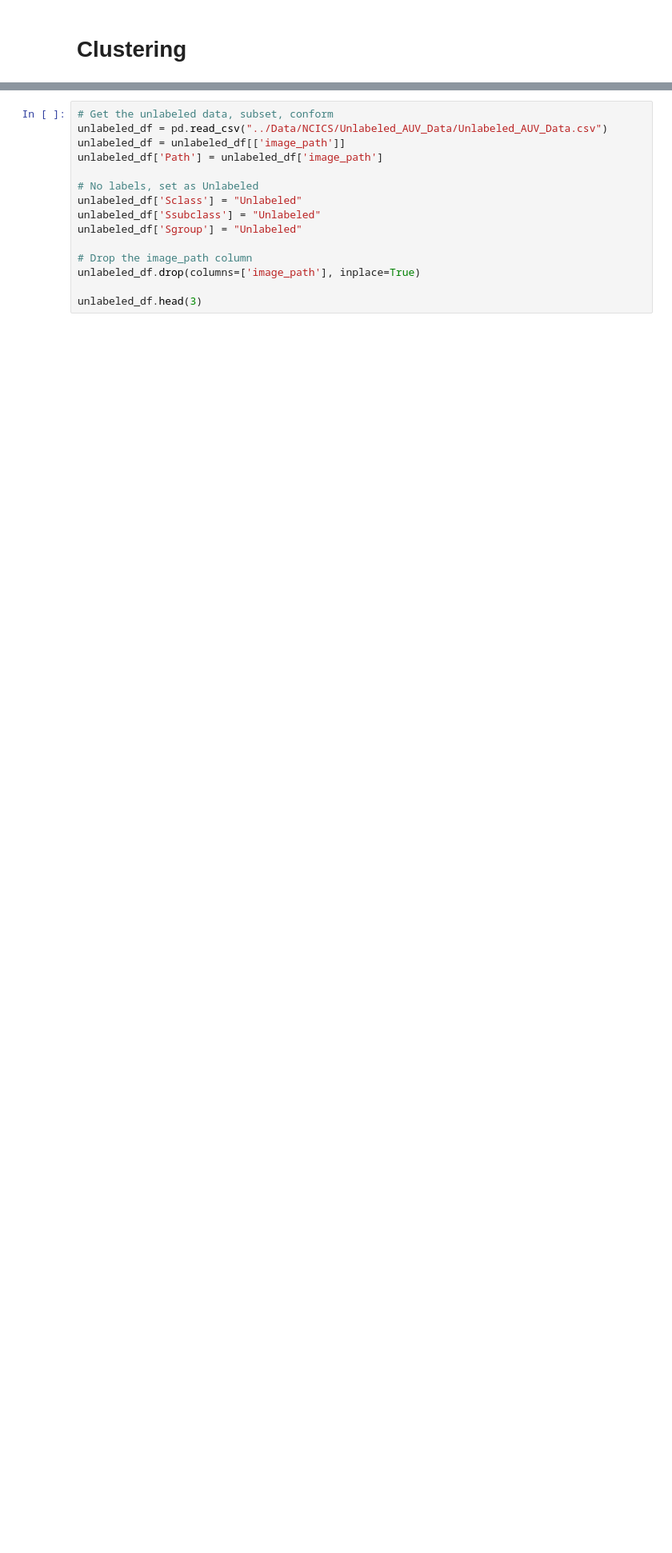
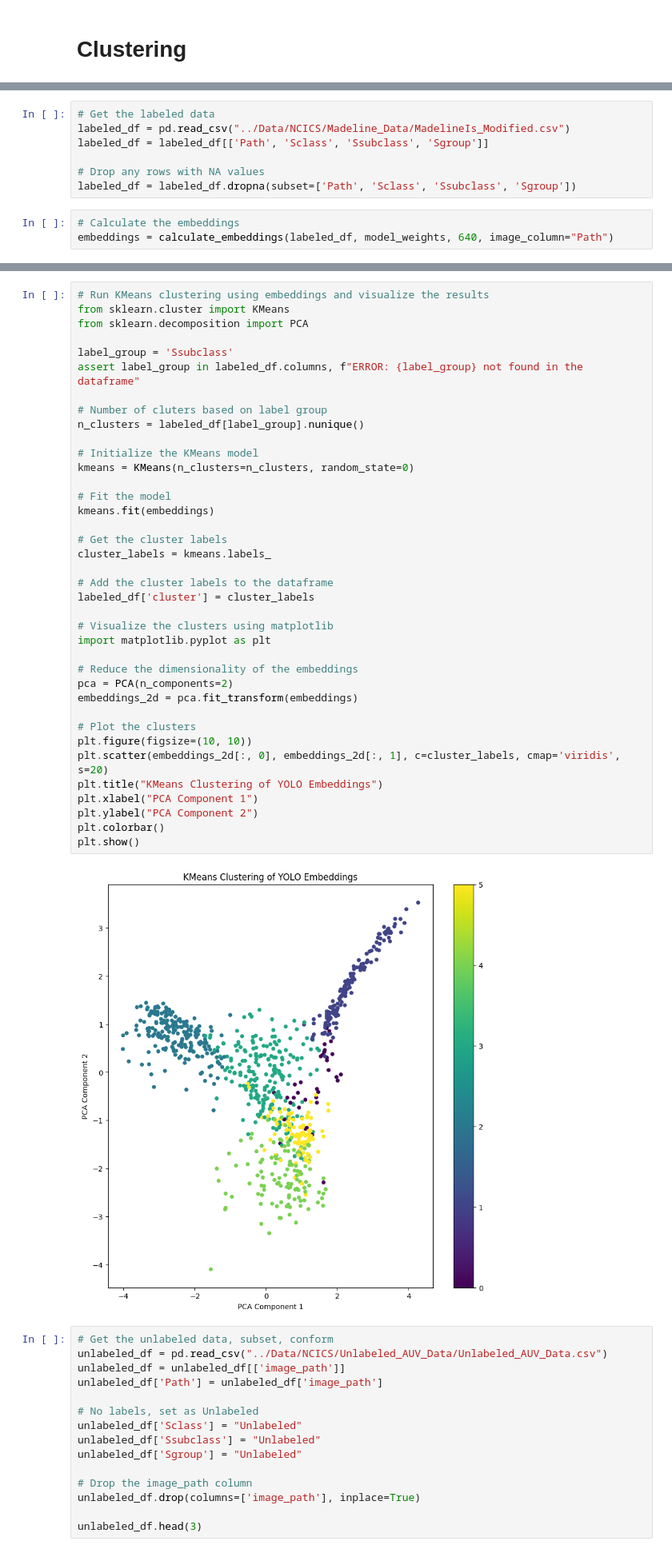
Before and after one commit to pkurtznoaa/Benthic-Mapping-highlight, a Jupyter notebook: notebooks/ncics.ipynb, the cells around one changed output, grey strips where cells are left out. Shown at 80% size. Cells and saved outputs as stored; diff of their text form; blank space fills up the shorter version.

```diff
--- a/notebooks/ncics.ipynb
+++ b/notebooks/ncics.ipynb
@@ -513,0 +457,10 @@ Results saved to ..\Data\NCICS\Madeline_Data\YOLO_Classification_Dataset_Tiled\r
+# %%
+# Get the labeled data
+labeled_df = pd.read_csv("../Data/NCICS/Madeline_Data/MadelineIs_Modified.csv")
+labeled_df = labeled_df[['Path', 'Sclass', 'Ssubclass', 'Sgroup']]
+
+# Drop any rows with NA values
+labeled_df = labeled_df.dropna(subset=['Path', 'Sclass', 'Ssubclass', 'Sgroup'])
+# %%
+# Calculate the embeddings
+embeddings = calculate_embeddings(labeled_df, model_weights, 640, image_column="Path")
@@ -514,3 +472,43 @@ Results saved to ..\Data\NCICS\Madeline_Data\YOLO_Classification_Dataset_Tiled\r
+# %%
+# Run KMeans clustering using embeddings and visualize the results
+from sklearn.cluster import KMeans
+from sklearn.decomposition import PCA
+
+label_group = 'Ssubclass'
+assert label_group in labeled_df.columns, f"ERROR: {label_group} not found in the dataframe"
+
+# Number of cluters based on label group
+n_clusters = labeled_df[label_group].nunique()
+
+# Initialize the KMeans model
+kmeans = KMeans(n_clusters=n_clusters, random_state=0)
+
+# Fit the model
+kmeans.fit(embeddings)
+
+# Get the cluster labels
+cluster_labels = kmeans.labels_
+
+# Add the cluster labels to the dataframe
+labeled_df['cluster'] = cluster_labels
+
+# Visualize the clusters using matplotlib
+import matplotlib.pyplot as plt
+
+# Reduce the dimensionality of the embeddings
+pca = PCA(n_components=2)
+embeddings_2d = pca.fit_transform(embeddings)
+
+# Plot the clusters
+plt.figure(figsize=(10, 10))
+plt.scatter(embeddings_2d[:, 0], embeddings_2d[:, 1], c=cluster_labels, cmap='viridis', s=20)
+plt.title("KMeans Clustering of YOLO Embeddings")
+plt.xlabel("PCA Component 1")
+plt.ylabel("PCA Component 2")
+plt.colorbar()
+plt.show()
+# %% [output]
+[figure, added]
 # %%
 # Get the unlabeled data, subset, conform
 unlabeled_df = pd.read_csv("../Data/NCICS/Unlabeled_AUV_Data/Unlabeled_AUV_Data.csv")
```
Also changed, not shown: parts of 17 cells of this notebook, 1 other file.
